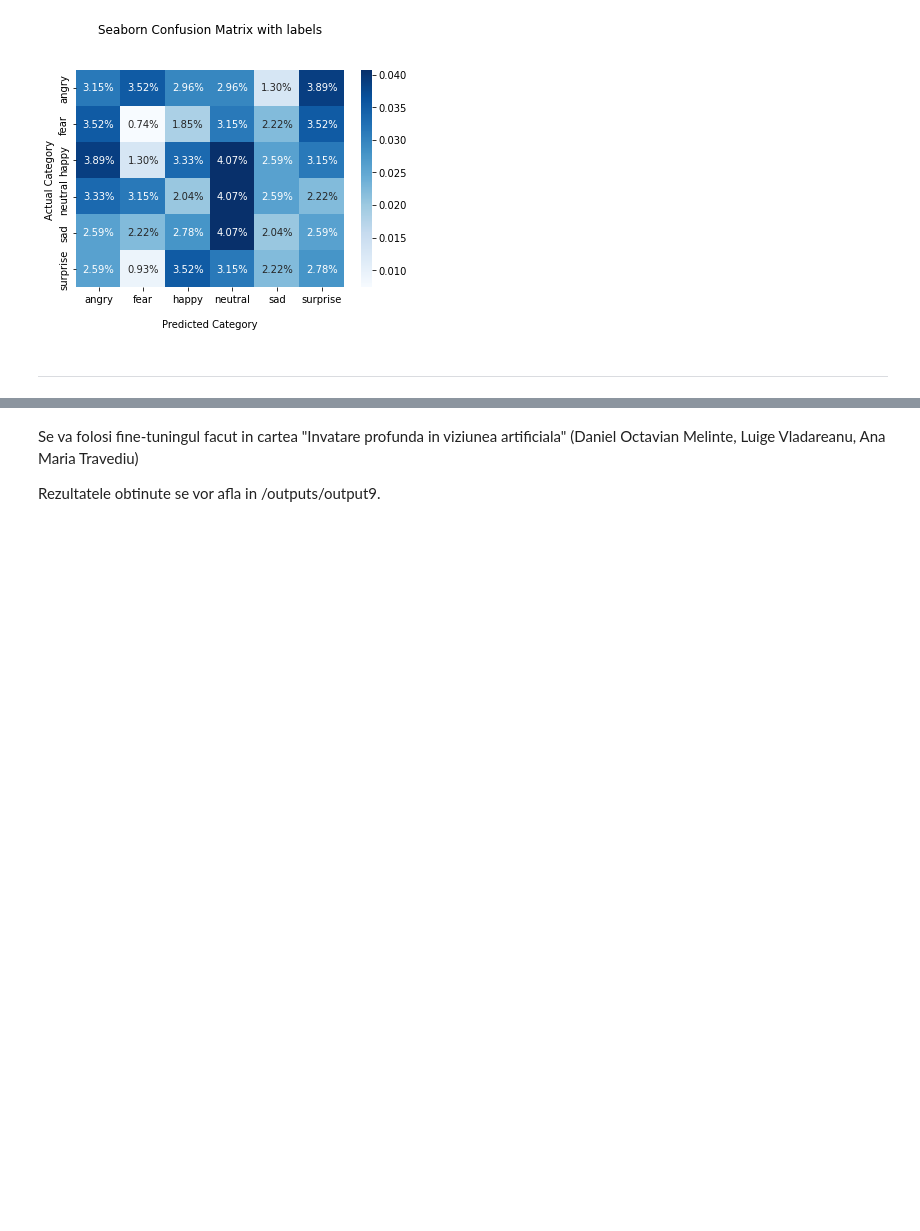
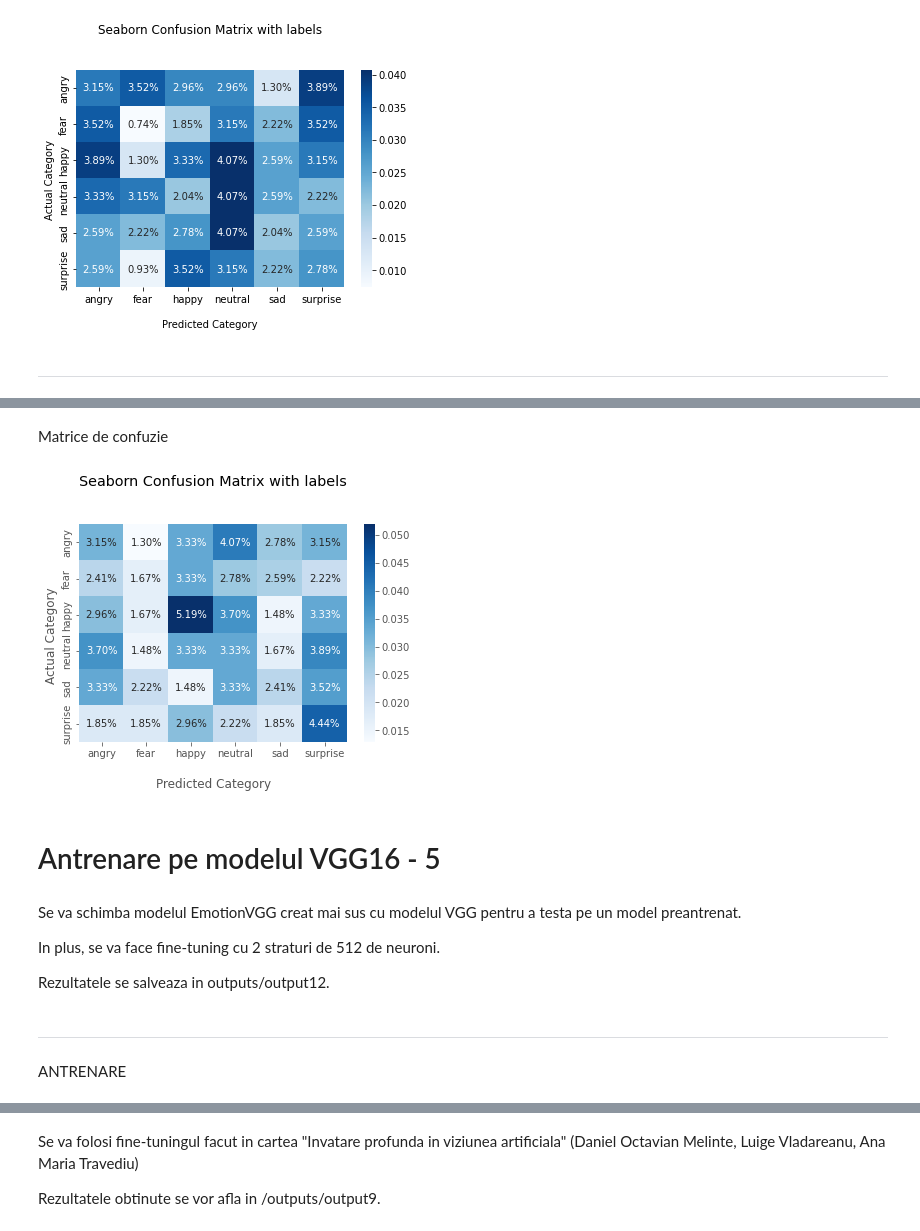
Before and after one commit to cristina-iacob99/licenta, a Jupyter notebook: FacialEmotionRecognition.ipynb, the cells around one changed output, grey strips where cells are left out. Saved outputs shown, nothing was run; the diff lists cells and outputs as text; code cells hidden in the pictures; blank space fills up the shorter version.

```diff
--- a/FacialEmotionRecognition.ipynb
+++ b/FacialEmotionRecognition.ipynb
@@ -1977,0 +2839,41 @@ plt.show()
+# %% [markdown]
+Matrice de confuzie
+# %%
+import seaborn as sns
+import matplotlib.pyplot as plt
+from sklearn.metrics import confusion_matrix
+
+%matplotlib inline
+plt.close('all')
+
+# Get the confusion matrix
+cf_matrix = confusion_matrix(test_labels, y_pred)
+
+ax = sns.heatmap(cf_matrix/np.sum(cf_matrix), annot=True, fmt='.2%', cmap='Blues')
+
+ax.set_title('Seaborn Confusion Matrix with labels\n\n')
+ax.set_xlabel('\nPredicted Category')
+ax.set_ylabel('Actual Category ')
+
+## Ticket labels - List must be in alphabetical order
+ax.xaxis.set_ticklabels(['angry','fear', 'happy', 'neutral', 'sad', 'surprise'])
+ax.yaxis.set_ticklabels(['angry','fear', 'happy', 'neutral', 'sad', 'surprise'])
+
+## Display the visualization of the Confusion Matrix.
+plt.show()
+# %% [output]
+[figure, added]
+# %% [markdown]
+# Antrenare pe modelul VGG16 - 5
+# %% [markdown]
+Se va schimba modelul EmotionVGG creat mai sus cu modelul VGG pentru a testa pe un model preantrenat.
+
+In plus, se va face fine-tuning cu 2 straturi de 512 de neuroni.
+
+Rezultatele se salveaza in outputs/output12.
+# %% [markdown]
+
+
+---
+# %% [markdown]
+ANTRENARE
```
Also changed, not shown: parts of 64 cells of this notebook, 16 other files.
